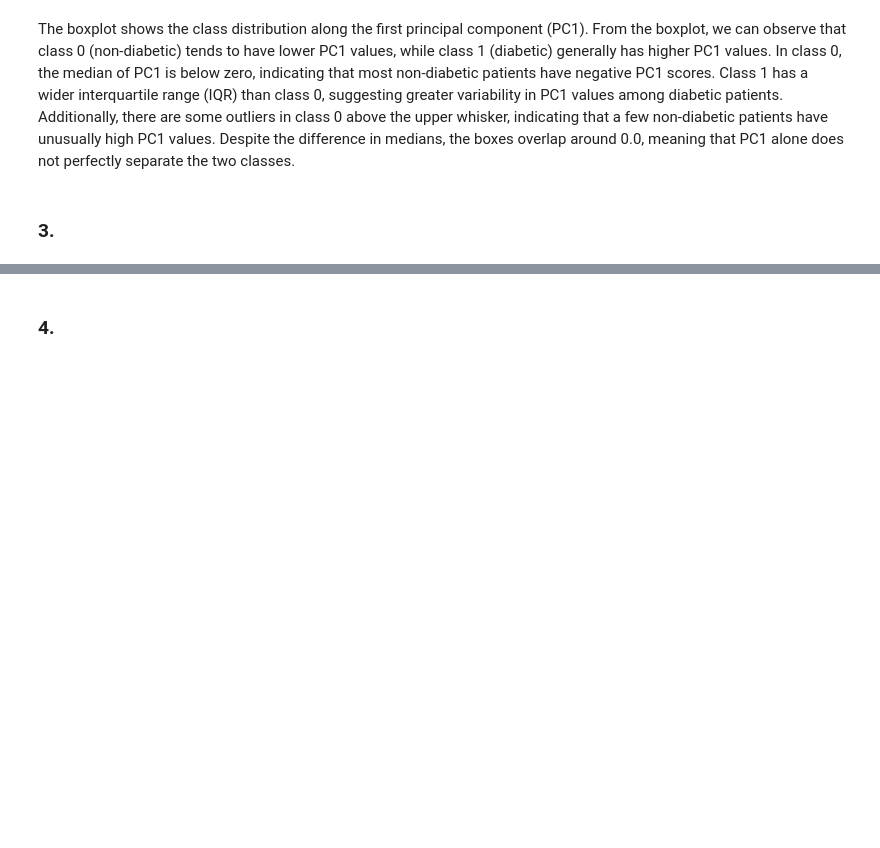
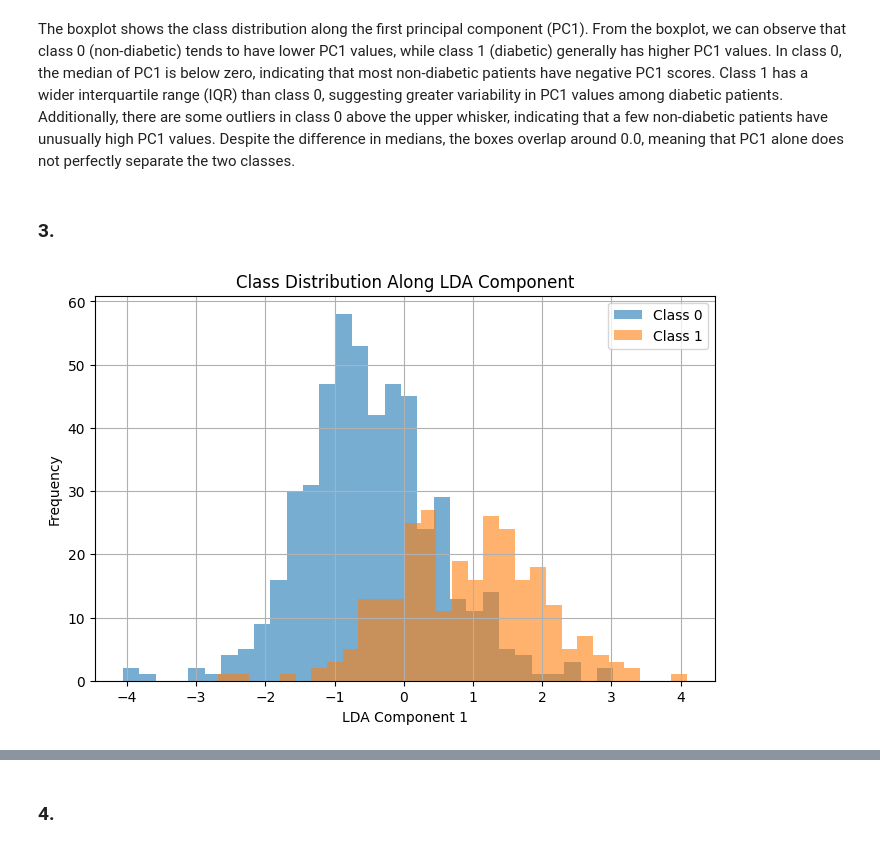
Before and after one commit to robot-mazeee/Machine-Learning-Project, a Jupyter notebook: Homework4/G001_notebook.ipynb, the cells around one changed output, grey strips where cells are left out. Saved outputs shown, nothing was run; the diff lists cells and outputs as text; code cells hidden in the pictures; blank space fills up the shorter version.

```diff
--- a/Homework4/G001_notebook.ipynb
+++ b/Homework4/G001_notebook.ipynb
@@ -269,3 +278,20 @@ plt.show()
 The boxplot shows the class distribution along the first principal component (PC1). From the boxplot, we can observe that class 0 (non-diabetic) tends to have lower PC1 values, while class 1 (diabetic) generally has higher PC1 values. In class 0, the median of PC1 is below zero, indicating that most non-diabetic patients have negative PC1 scores. Class 1 has a wider interquartile range (IQR) than class 0, suggesting greater variability in PC1 values among diabetic patients. Additionally, there are some outliers in class 0 above the upper whisker, indicating that a few non-diabetic patients have unusually high PC1 values. Despite the difference in medians, the boxes overlap around 0.0, meaning that PC1 alone does not perfectly separate the two classes.
 # %% [markdown]
 ### 3.
+# %%
+# apply lda
+lda = LinearDiscriminantAnalysis(n_components=1)
+X_lda = lda.fit_transform(X, y)
+
+plt.figure(figsize=(8, 5))
+for label in sorted(set(y)):
+    plt.hist(X_lda[y == label], bins=30, alpha=0.6, label=f'Class {label}')
+
+plt.title("Class Distribution Along LDA Component")
+plt.xlabel("LDA Component 1")
+plt.ylabel("Frequency")
+plt.legend()
+plt.grid(True)
+plt.show()
+# %% [output]
+[figure, added]
```
Also changed, not shown: parts of 5 cells of this notebook.
